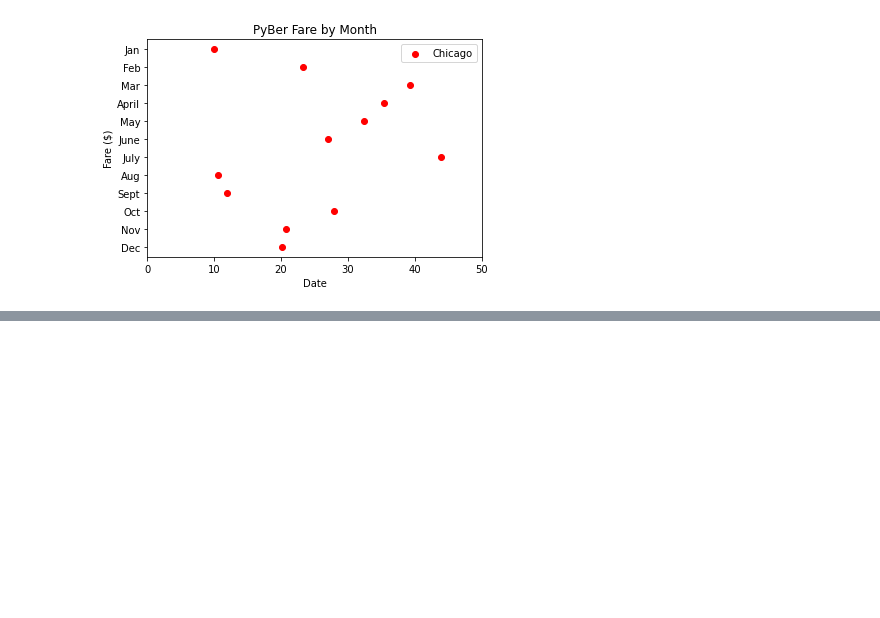
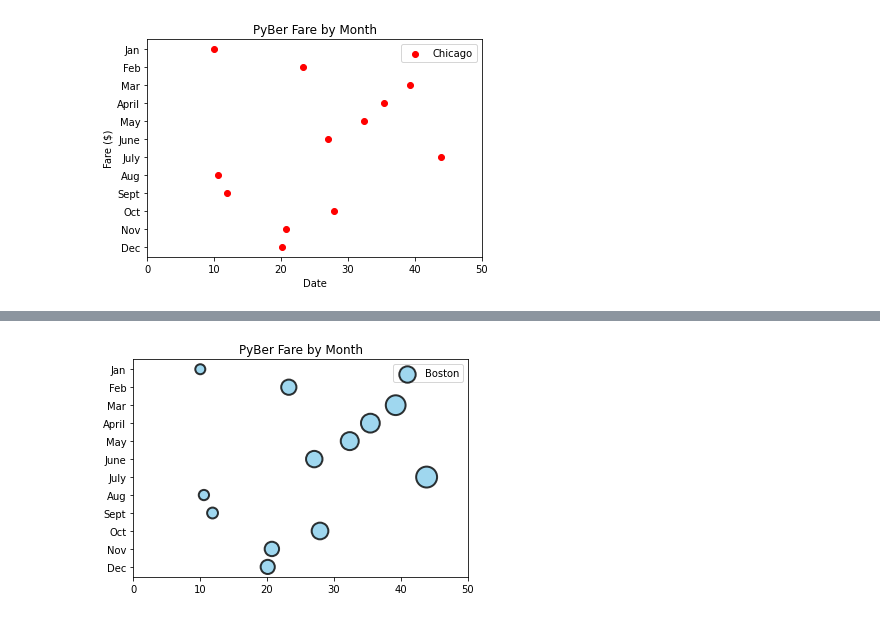
Before and after one commit to jisellejones/PyBer_Analysis, a Jupyter notebook: Scatterplots_bubble_charst_practie.ipynb, the cells around one changed output, grey strips where cells are left out. Cells and saved outputs as stored; diff of their text form; code cells hidden in the pictures; blank space fills up the shorter version.

```diff
--- a/Scatterplots_bubble_charst_practie.ipynb
+++ b/Scatterplots_bubble_charst_practie.ipynb
@@ -34,0 +49,10 @@ plt.gca().invert_yaxis()
+# %%
+# Scatterplot using object oriented approach
+fig, ax = plt.subplots()
+ax.scatter(y_axis, x_axis, s = [i * 10 for i in y_axis], color = "skyblue", alpha = .8, edgecolor = "black", linewidth = 2, label = 'Boston')
+ax.legend()
+ax.set_title("PyBer Fare by Month")
+ax.set_xlim(0, 50)
+ax.axes.invert_yaxis()
+# %% [output]
+[figure, added]
```
Also changed, not shown: parts of 3 cells of this notebook.
